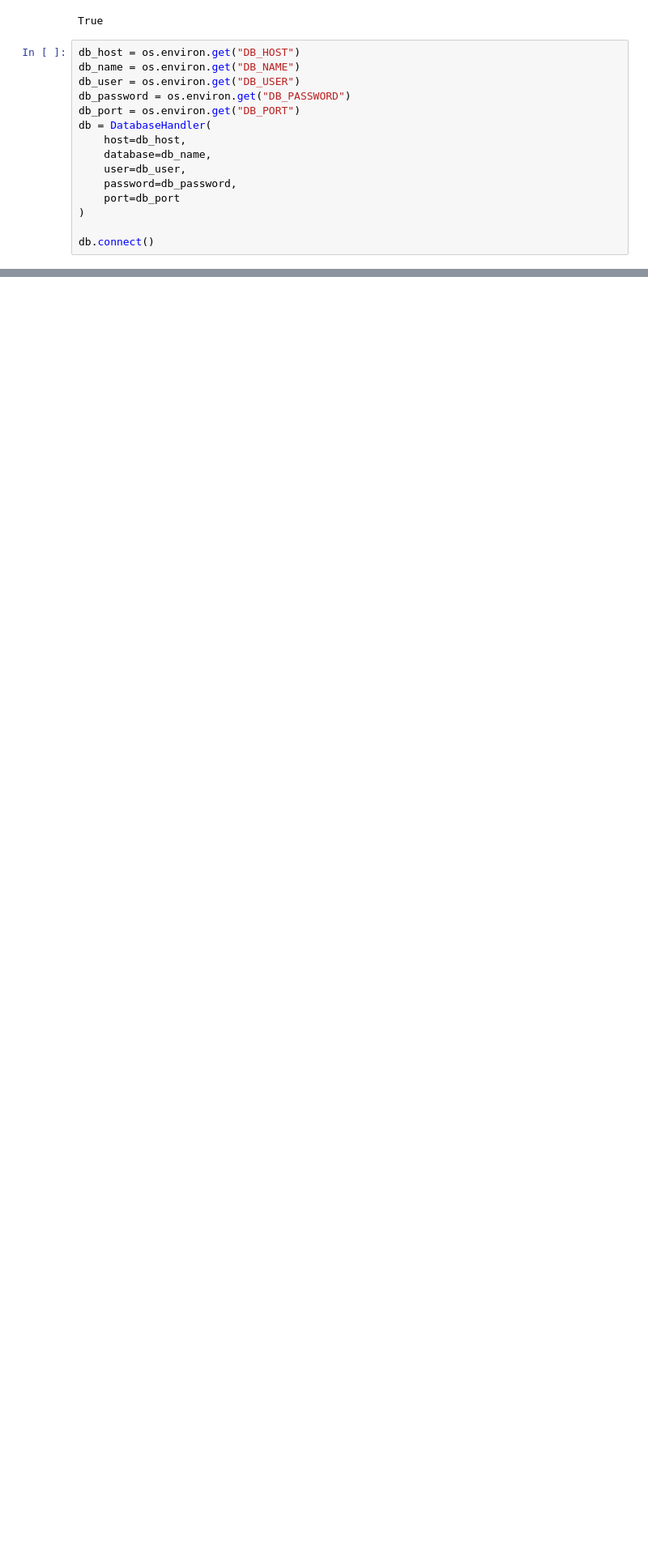
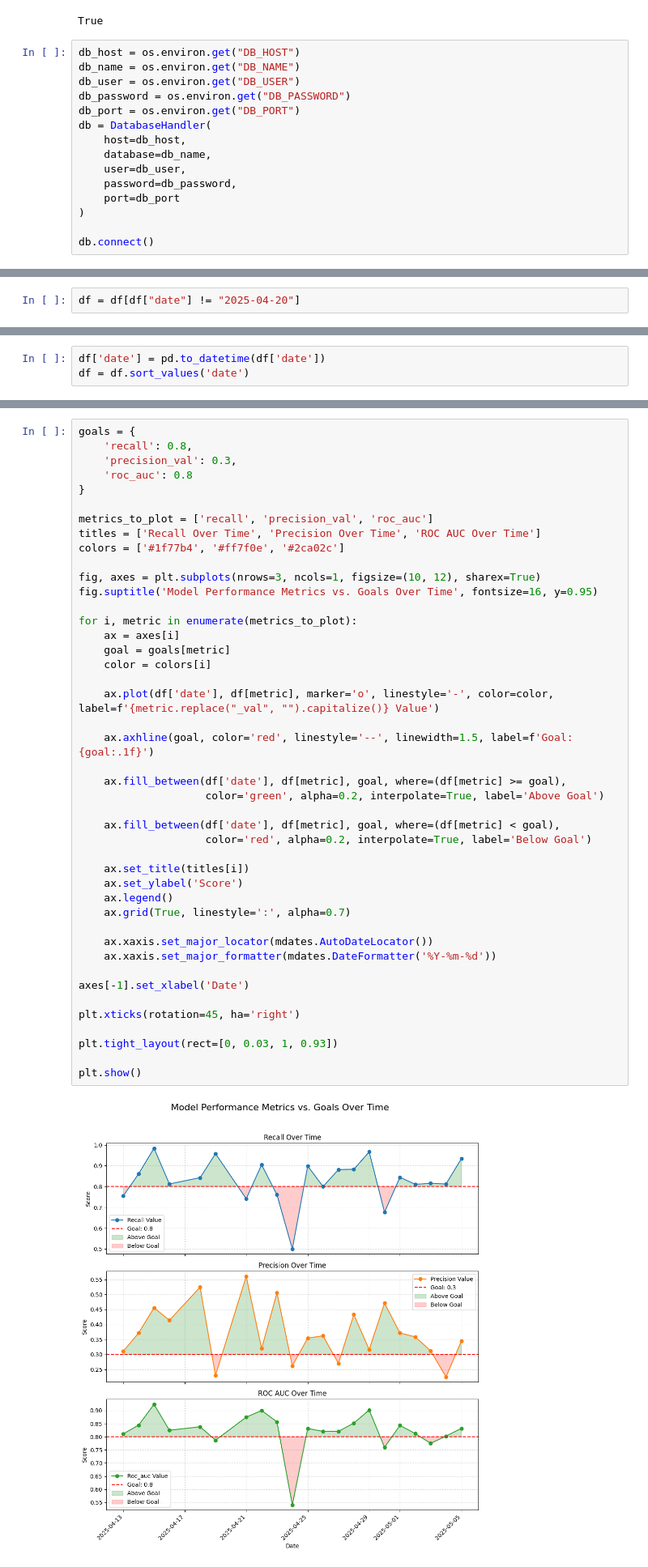
Before and after one commit to teampds2025/Practice_2, a Jupyter notebook: notebooks/3. Finalize and Deploy/daily_metrics.ipynb, the cells around one changed output, grey strips where cells are left out. Shown at 81% size. Drawn from its saved outputs; the diff is of its cells as text; blank space fills up the shorter version.

```diff
--- a/notebooks/3. Finalize and Deploy/daily_metrics.ipynb
+++ b/notebooks/3. Finalize and Deploy/daily_metrics.ipynb
@@ -49,0 +59,2 @@ df
+# %%
+df = df[df["date"] != "2025-04-20"]
@@ -49,0 +95,3 @@ df
+# %%
+df['date'] = pd.to_datetime(df['date'])
+df = df.sort_values('date')
@@ -49,0 +104,46 @@ df
+# %%
+goals = {
+    'recall': 0.8,
+    'precision_val': 0.3,
+    'roc_auc': 0.8
+}
+
+metrics_to_plot = ['recall', 'precision_val', 'roc_auc']
+titles = ['Recall Over Time', 'Precision Over Time', 'ROC AUC Over Time']
+colors = ['#1f77b4', '#ff7f0e', '#2ca02c']
+
+fig, axes = plt.subplots(nrows=3, ncols=1, figsize=(10, 12), sharex=True)
+fig.suptitle('Model Performance Metrics vs. Goals Over Time', fontsize=16, y=0.95)
+
+for i, metric in enumerate(metrics_to_plot):
+    ax = axes[i]
+    goal = goals[metric]
+    color = colors[i]
+
+    ax.plot(df['date'], df[metric], marker='o', linestyle='-', color=color, label=f'{metric.replace("_val", "").capitalize()} Value')
+
+    ax.axhline(goal, color='red', linestyle='--', linewidth=1.5, label=f'Goal: {goal:.1f}')
+
+    ax.fill_between(df['date'], df[metric], goal, where=(df[metric] >= goal),
+                    color='green', alpha=0.2, interpolate=True, label='Above Goal')
+
+    ax.fill_between(df['date'], df[metric], goal, where=(df[metric] < goal),
+                    color='red', alpha=0.2, interpolate=True, label='Below Goal')
+
+    ax.set_title(titles[i])
+    ax.set_ylabel('Score')
+    ax.legend()
+    ax.grid(True, linestyle=':', alpha=0.7)
+
+    ax.xaxis.set_major_locator(mdates.AutoDateLocator())
+    ax.xaxis.set_major_formatter(mdates.DateFormatter('%Y-%m-%d'))
+
+axes[-1].set_xlabel('Date')
+
+plt.xticks(rotation=45, ha='right')
+
+plt.tight_layout(rect=[0, 0.03, 1, 0.93])
+
+plt.show()
+# %% [output]
+[figure, added]
```
Also changed, not shown: parts of 8 cells of this notebook.
